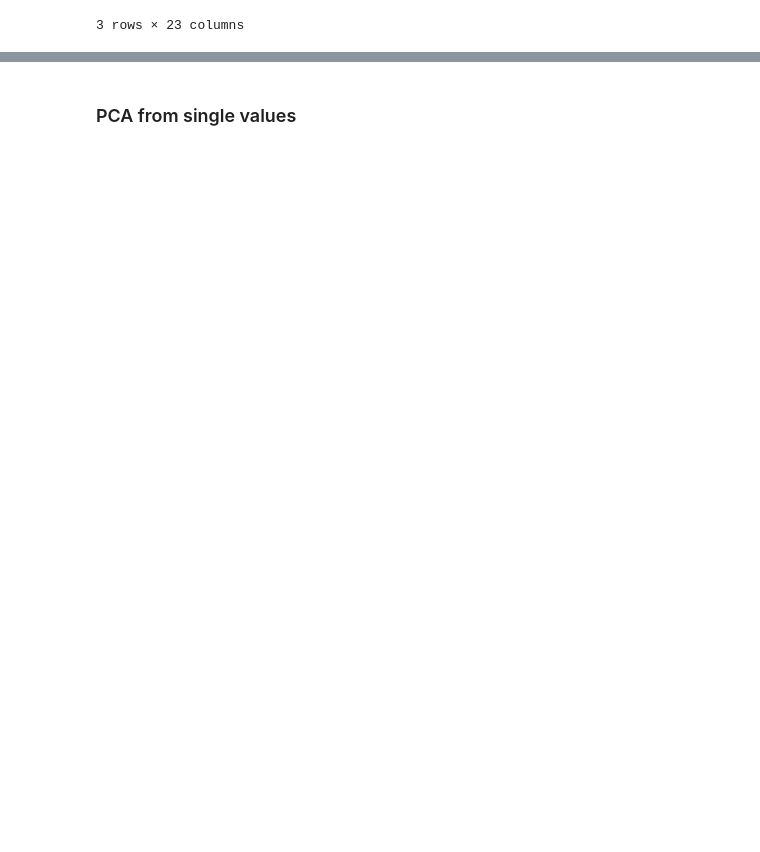
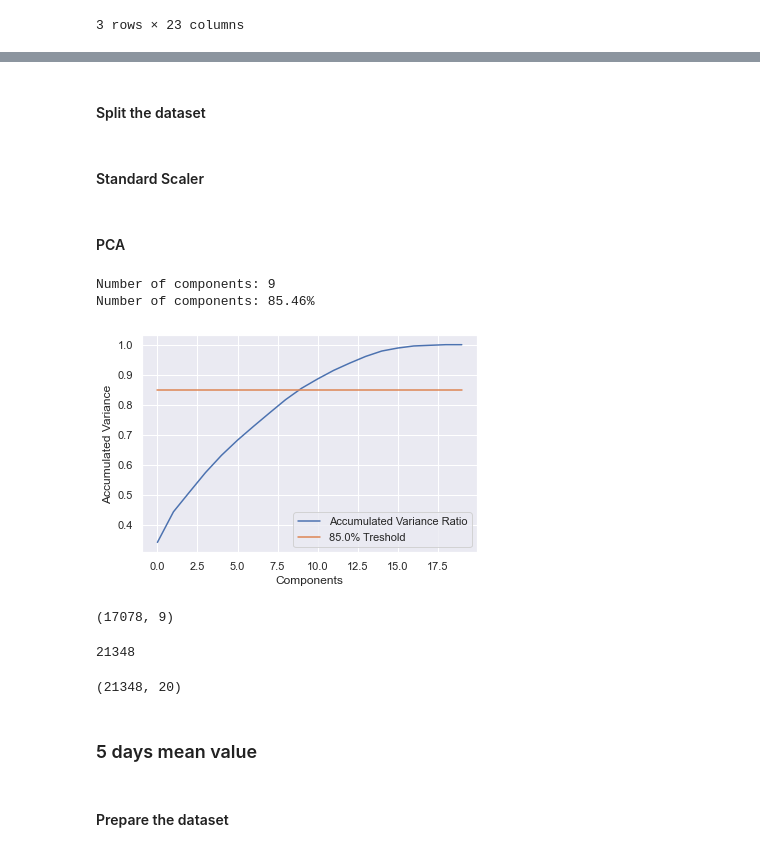
Before and after one commit to pratikgirigoswami/Player-Performance-Improvement-Prediction, a Jupyter notebook: Data Gathering/dataset.ipynb, the cells around one changed output, grey strips where cells are left out. Cells and saved outputs as stored; diff of their text form; code cells hidden in the pictures; blank space fills up the shorter version.

```diff
--- a/Data Gathering/dataset.ipynb
+++ b/Data Gathering/dataset.ipynb
@@ -425,0 +510,3 @@ import pickle
+# %%
+X_single_values = df_with_next.drop(columns_to_drop, axis=1)
+X_single_values.head()
@@ -426,2 +520,63 @@ import pickle
+# %% [markdown]
+#### Split the dataset
+# %%
+X_single_values_train, X_single_values_test, y_single_values_train, y_single_values_test = train_test_split(X_single_values, y, test_size=0.2, random_state=0)
+# %% [markdown]
+#### Standard Scaler
+# %%
+scaler = StandardScaler()
+X_single_values_train = scaler.fit_transform(X_single_values_train)
+X_single_values_test = scaler.transform(X_single_values_test)
 # %% [markdown]
-### PCA from single values
+#### PCA
+# %%
+def get_PCA(X_train, X_test, min_acc_variance):
+    pca = PCA()
+    pca_components = pca.fit(X_train)
+    X_train_pca = pca.fit_transform(X_train)
+    pca.explained_variance_ratio_
+
+    explained_variance_ratio_acc = []
+    sum = 0
+
+    for idx, value in enumerate(pca.explained_variance_ratio_):
+        if sum < min_acc_variance:
+            n_components = idx
+        sum += value
+        explained_variance_ratio_acc.append(sum)
+
+    grp = sns.lineplot(y=explained_variance_ratio_acc, x=list(range(len(explained_variance_ratio_acc))), label='Accumulated Variance Ratio')
+    grp = sns.lineplot(y=[min_acc_variance]*len(explained_variance_ratio_acc), x=list(range(len(explained_variance_ratio_acc))), label=f'{round(min_acc_variance*100, 2)}% Treshold')
+    grp.set(xlabel="Components", ylabel = "Accumulated Variance")
+
+    pca = PCA(n_components=n_components)
+    pca_components = pca.fit(X_train)
+    X_train_pca = pca.fit_transform(X_train)
+    X_test_pca = pca.transform(X_test)
+
+    print(f'Number of components: {n_components}')
+    print(f'Number of components: {round(explained_variance_ratio_acc[n_components]*100, 2)}%')
+
+    return X_train_pca, X_test_pca
+# %%
+X_single_values_train_pca, X_single_values_test_pca = get_PCA(X_single_values_train, X_single_values_test, 0.85)
+# %% [output]
+Number of components: 9
+Number of components: 85.46%
+[figure, added]
+# %%
+X_single_values_train_pca.shape
+# %% [output]
+(17078, 9)
+# %%
+len(X_single_values_train_pca)+len(X_single_values_test_pca)
+# %% [output]
+21348
+# %%
+X_single_values.shape
+# %% [output]
+(21348, 20)
+# %% [markdown]
+### 5 days mean value
+# %% [markdown]
+#### Prepare the dataset
```
Also changed, not shown: parts of 40 cells of this notebook.
